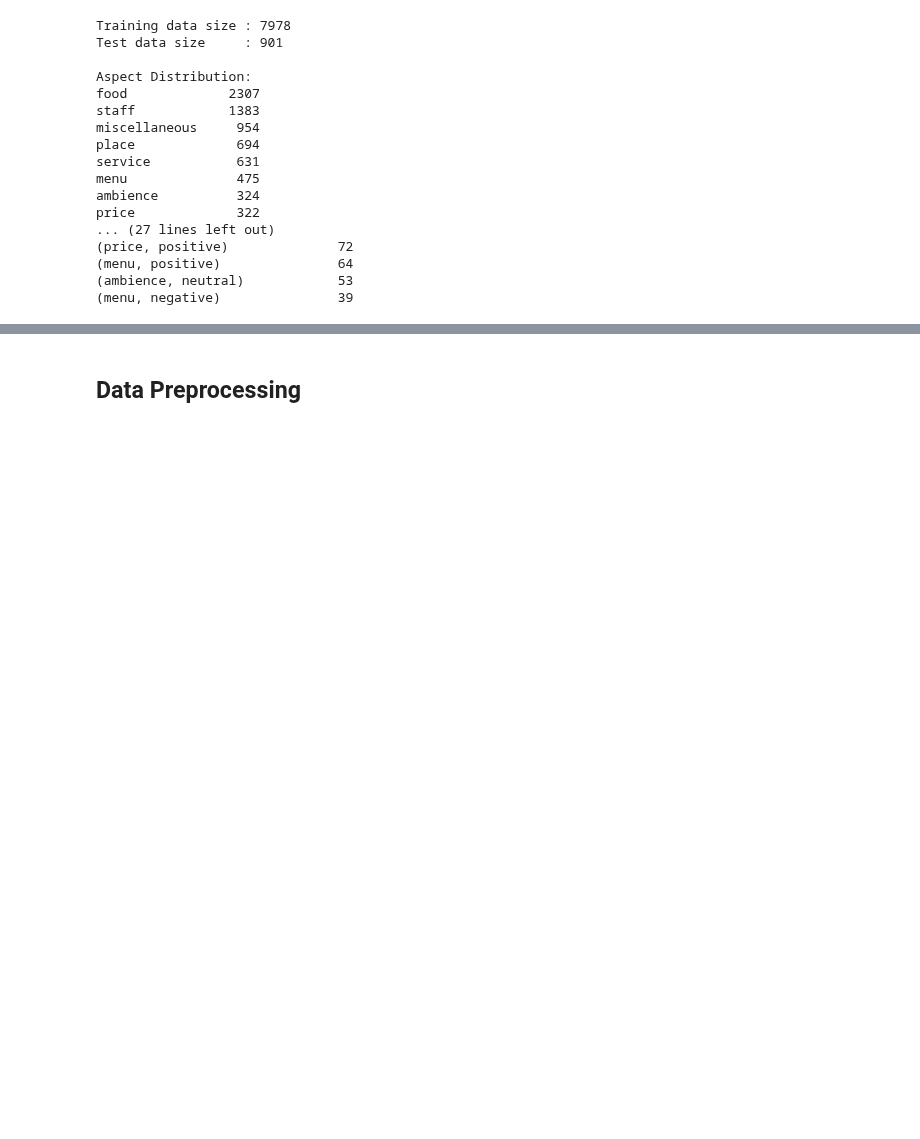
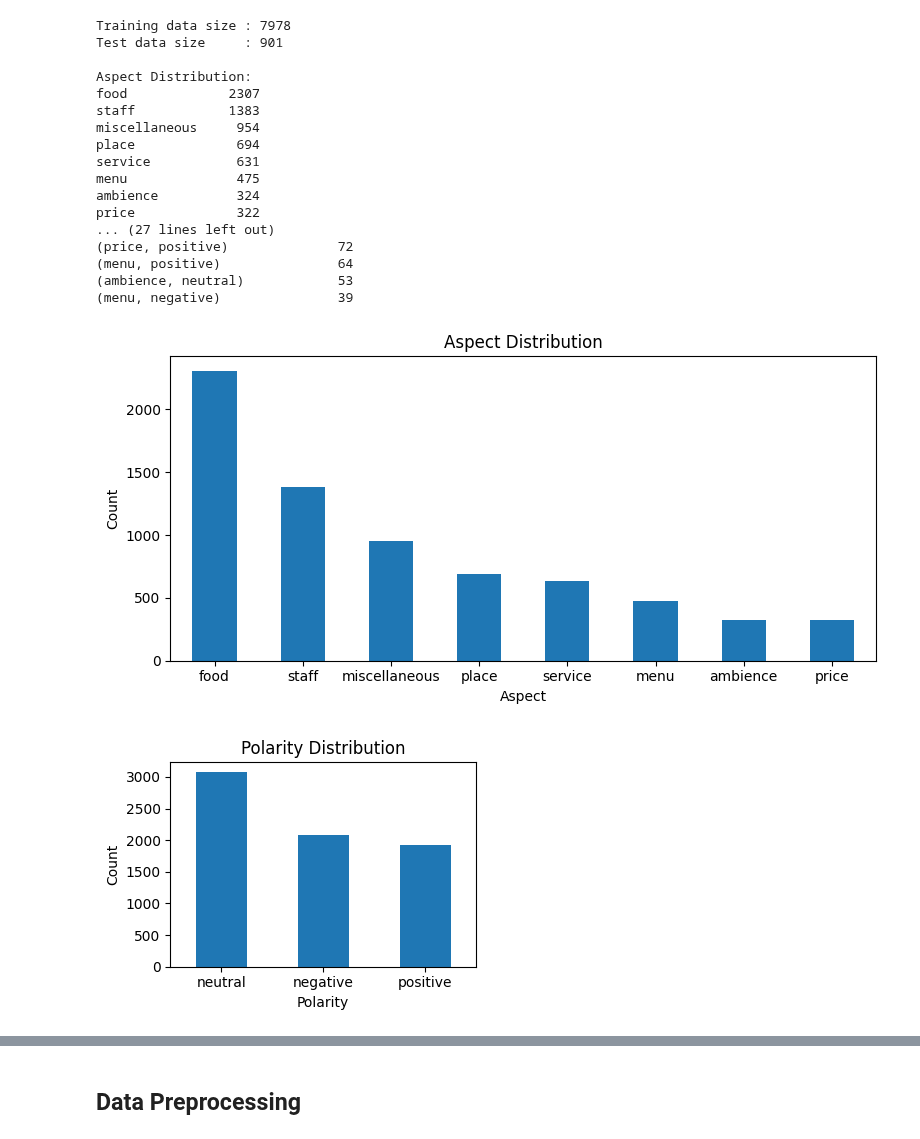
Before and after one commit to LisonLau/CITS4012-Project, a Jupyter notebook: one.ipynb, the cells around one changed output, grey strips where cells are left out. Drawn from its saved outputs; the diff is of its cells as text; code cells hidden in the pictures; blank space fills up the shorter version.

```diff
--- a/one.ipynb
+++ b/one.ipynb
@@ -62,10 +62,10 @@ aspect_distribution = train_data['aspect'].value_counts()
 print("\nAspect Distribution:")
 print(aspect_distribution.to_string(header=False))
 
-# Sentiment Distribution
-sentiment_distribution = train_data['polarity'].value_counts()
-print("\nSentiment Distribution:")
-print(sentiment_distribution.to_string(header=False))
+# Polarity Distribution
+polarity_distribution = train_data['polarity'].value_counts()
+print("\nPolarity Distribution:")
+print(polarity_distribution.to_string(header=False))
 
 # Aspect-Sentiment Pair Distribution
 aspect_polarity_pair = [(a, p) for a, p in zip(train_data['aspect'], train_data['polarity'])]
@@ -90,3 +90,36 @@ price             322
 (menu, positive)               64
 (ambience, neutral)            53
 (menu, negative)               39
+# %%
+# Plot Aspect Distribution
+plt.figure(figsize=(8, 4))
+aspect_distribution.plot(kind='bar')
+plt.title('Aspect Distribution')
+plt.xlabel('Aspect')
+plt.ylabel('Count')
+plt.xticks(rotation=0)
+plt.tight_layout()
+plt.show()
+
+# Plot Polarity Distribution
+plt.figure(figsize=(4, 3))
+polarity_distribution.plot(kind='bar')
+plt.title('Polarity Distribution')
+plt.xlabel('Polarity')
+plt.ylabel('Count')
+plt.xticks(rotation=0)
+plt.tight_layout()
+plt.show()
+
+# Plot Aspect-Polarity Distribution
+plt.figure(figsize=(12, 8))
+aspect_polarity_freq.plot(kind='bar')
+plt.title('Aspect-Polarity Distribution')
+plt.xlabel('Aspect-Polarity')
+plt.ylabel('Count')
+plt.xticks(rotation=45)
+plt.tight_layout()
+plt.show()
+# %% [output]
+[figure, added]
+[figure, added]
```
Also changed, not shown: parts of 5 cells of this notebook.
